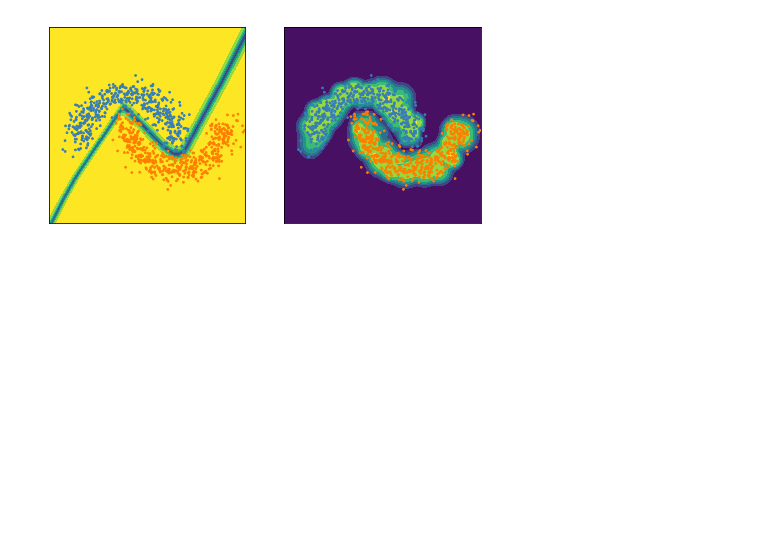
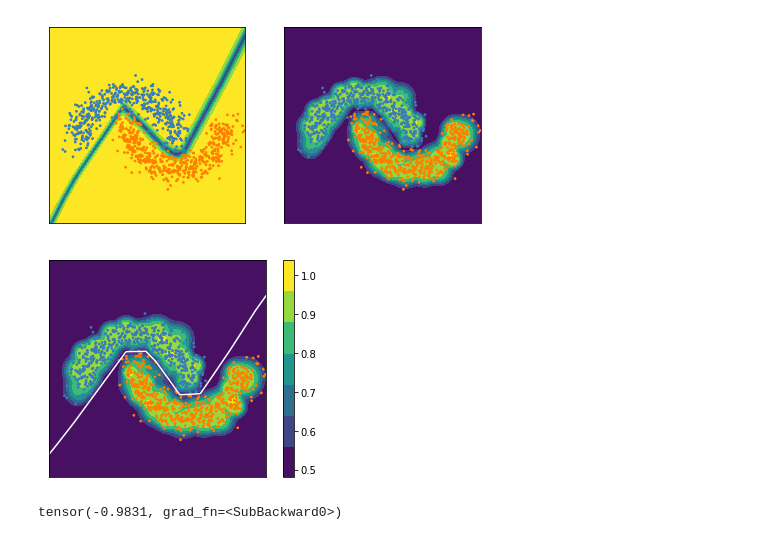
Before and after one commit to AlexMeinke/certified-certain-uncertainty, a Jupyter notebook: TwoMoons.ipynb, the cells around one changed output. Saved outputs shown, nothing was run; the diff lists cells and outputs as text; code cells hidden in the pictures; blank space fills up the shorter version.

```diff
--- a/TwoMoons.ipynb
+++ b/TwoMoons.ipynb
@@ -222,3 +195,43 @@ plt.subplots_adjust(left=0., bottom=-.5, right=1., top=1.5, wspace=None, hspace=
 f
 # %% [output]
 [figure]
+# %%
+f = plt.figure()
+
+output = model.cpu()(torch.tensor(points)).detach()
+output_data = model(data).detach().cpu()
+pred = output.max(1)[0].exp()
+z = pred.view(len(x), len(y)).detach().t().numpy()
+
+output_base = model.base_model.cpu()(torch.tensor(points)).detach()
+pred = output_base.max(1)[0].exp()
+z_base = pred.view(len(x), len(y)).detach().t().numpy()
+
+ax = plt.gca()
+ax.cla()
+
+plt.contourf(x,y,z, vmin=.5, vmax=1., extend='neither')
+
+norm2 = matplotlib.colors.Normalize(vmin=0.5, vmax=.6, clip=True)
+cb = plt.colorbar(ticks=np.linspace(.5,1.,6))
+
+
+# h = ax.contour(x,y,np.log(z_base-.5002)**3)
+
+
+ax.scatter(data[:, 0], data[:, 1], s=3, color=colors[output_data.max(1)[1]])
+plt.xlim([0, 1])
+plt.ylim([0, 1])
+plt.xticks([])
+plt.yticks([])
+
+dec_x = np.linspace(0,1,200)
+dec_y = [scipy.optimize.brentq(function, -0.1, 1.1,
+                               args = (xx, model.base_model)) for xx in dec_x]
+plt.plot(dec_x, dec_y, color='white')
+
+plt.gca().set_aspect('equal', adjustable='box')
+
+plt.show()
+# %% [output]
+[figure, added]
@@ -224,0 +246,4 @@ f
+# %%
+function(.5,.5, model.base_model)
+# %% [output]
+tensor(-0.9831, grad_fn=<SubBackward0>)
```
Also changed, not shown: parts of 5 cells of this notebook, 7 other files.
